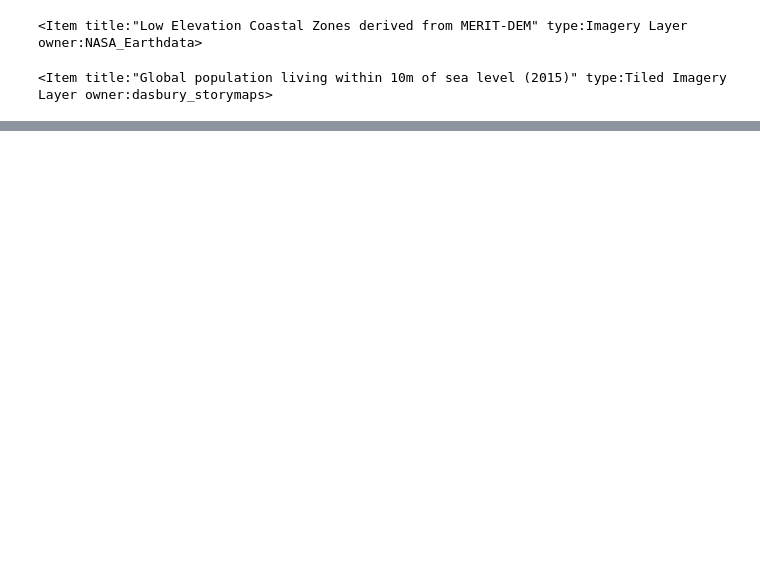
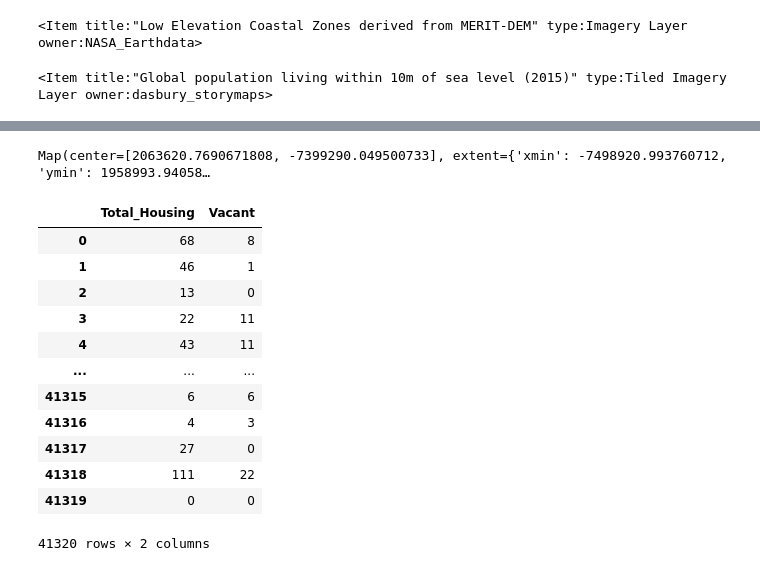
Before and after one commit to ciesin-geospatial/TOPSTSCHOOL-disasters, a Jupyter notebook: lecz_notebook/ipums_api.ipynb, the cells around one changed output, grey strips where cells are left out. Saved outputs shown, nothing was run; the diff lists cells and outputs as text; code cells hidden in the pictures; blank space fills up the shorter version.

```diff
--- a/lecz_notebook/ipums_api.ipynb
+++ b/lecz_notebook/ipums_api.ipynb
@@ -350,0 +310,20 @@ census_sedf.head()
+# %%
+m2
+# %% [output]
+Map(center=[2063620.7690671808, -7399290.049500733], extent={'xmin': -7498920.993760712, 'ymin': 1958993.94058…
+# %%
+pr_sedf[["Total_Housing", "Vacant"]]
+# %% [output]
+|  | Total_Housing | Vacant |
+| 0 | 68 | 8 |
+| 1 | 46 | 1 |
+| 2 | 13 | 0 |
+| 3 | 22 | 11 |
+| 4 | 43 | 11 |
+| ... | ... | ... |
+| 41315 | 6 | 6 |
+| 41316 | 4 | 3 |
+| 41317 | 27 | 0 |
+| 41318 | 111 | 22 |
+| 41319 | 0 | 0 |
+41320 rows × 2 columns
```
Also changed, not shown: parts of 22 cells of this notebook, 5 other files.
